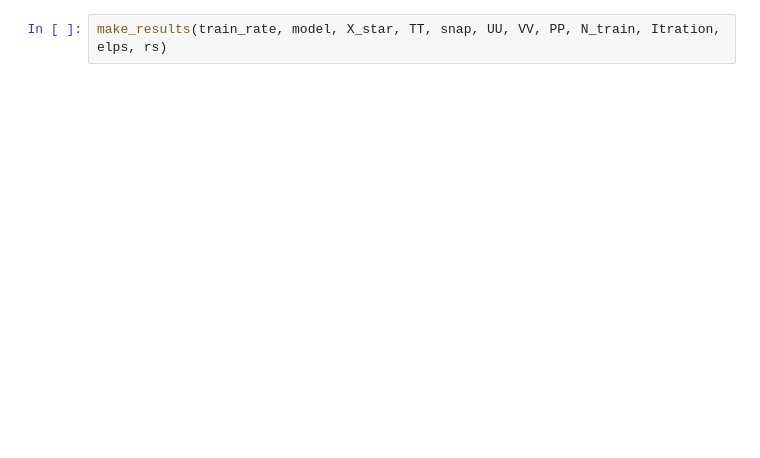
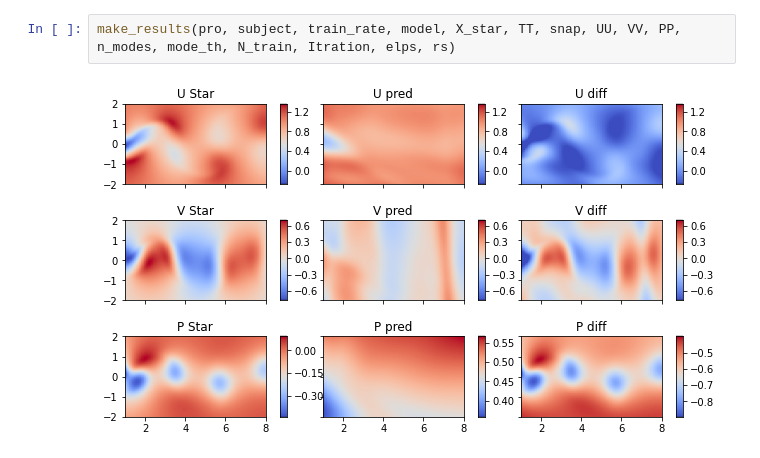
Before and after one commit to Shiba-You/PINNs_POD, a Jupyter notebook: src/pod/99. test.ipynb, the cells around one changed output. Saved outputs shown, nothing was run; the diff lists cells and outputs as text; blank space fills up the shorter version.

```diff
--- a/src/pod/99. test.ipynb
+++ b/src/pod/99. test.ipynb
@@ -43,2 +68,4 @@ send_line('解析終了')
 # %%
-make_results(train_rate, model, X_star, TT, snap, UU, VV, PP, N_train, Itration, elps, rs)
+make_results(pro, subject, train_rate, model, X_star, TT, snap, UU, VV, PP, n_modes, mode_th, N_train, Itration, elps, rs)
+# %% [output]
+[figure, added]
```
Also changed, not shown: parts of 6 cells of this notebook, 8 other files.
